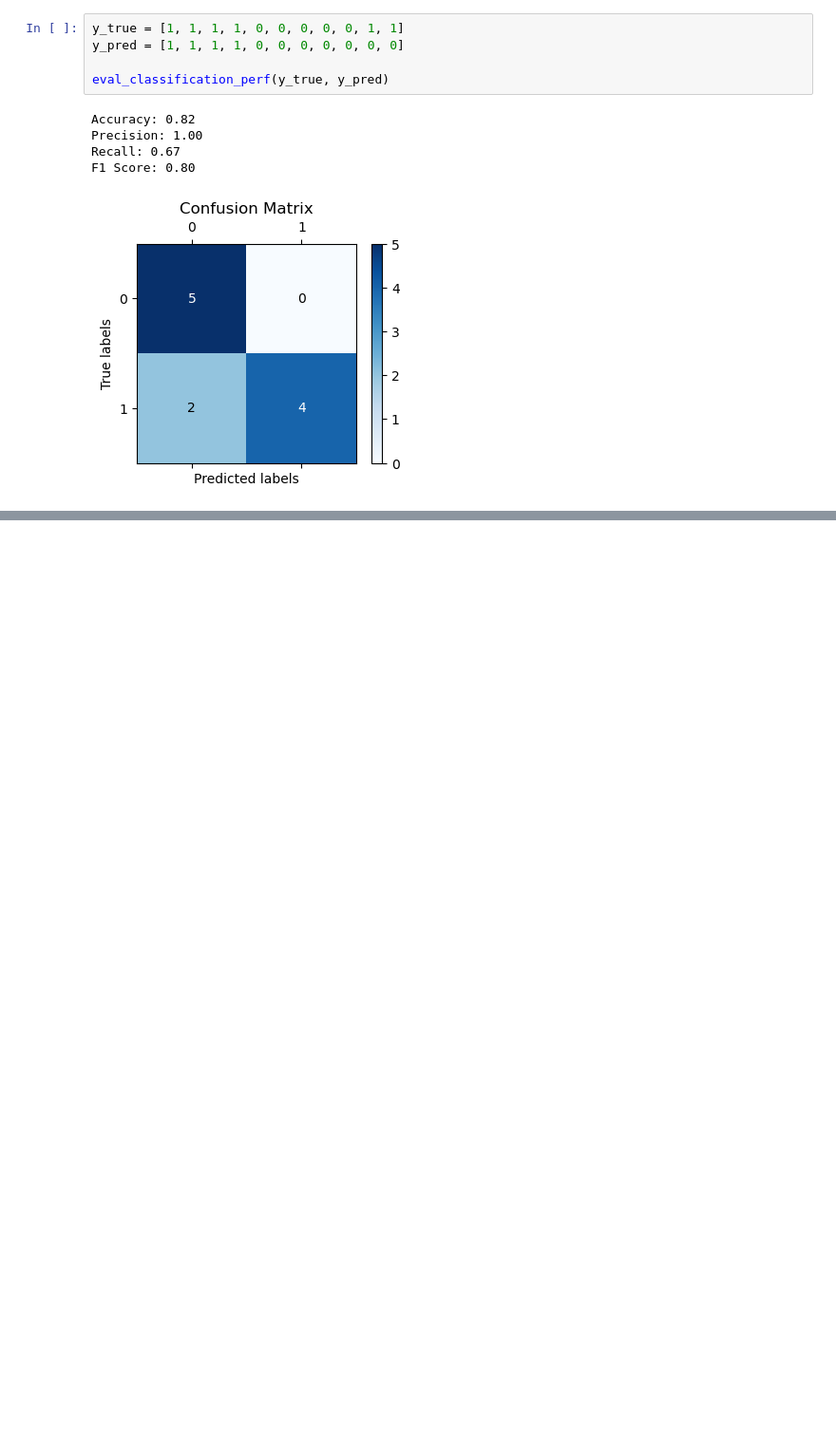
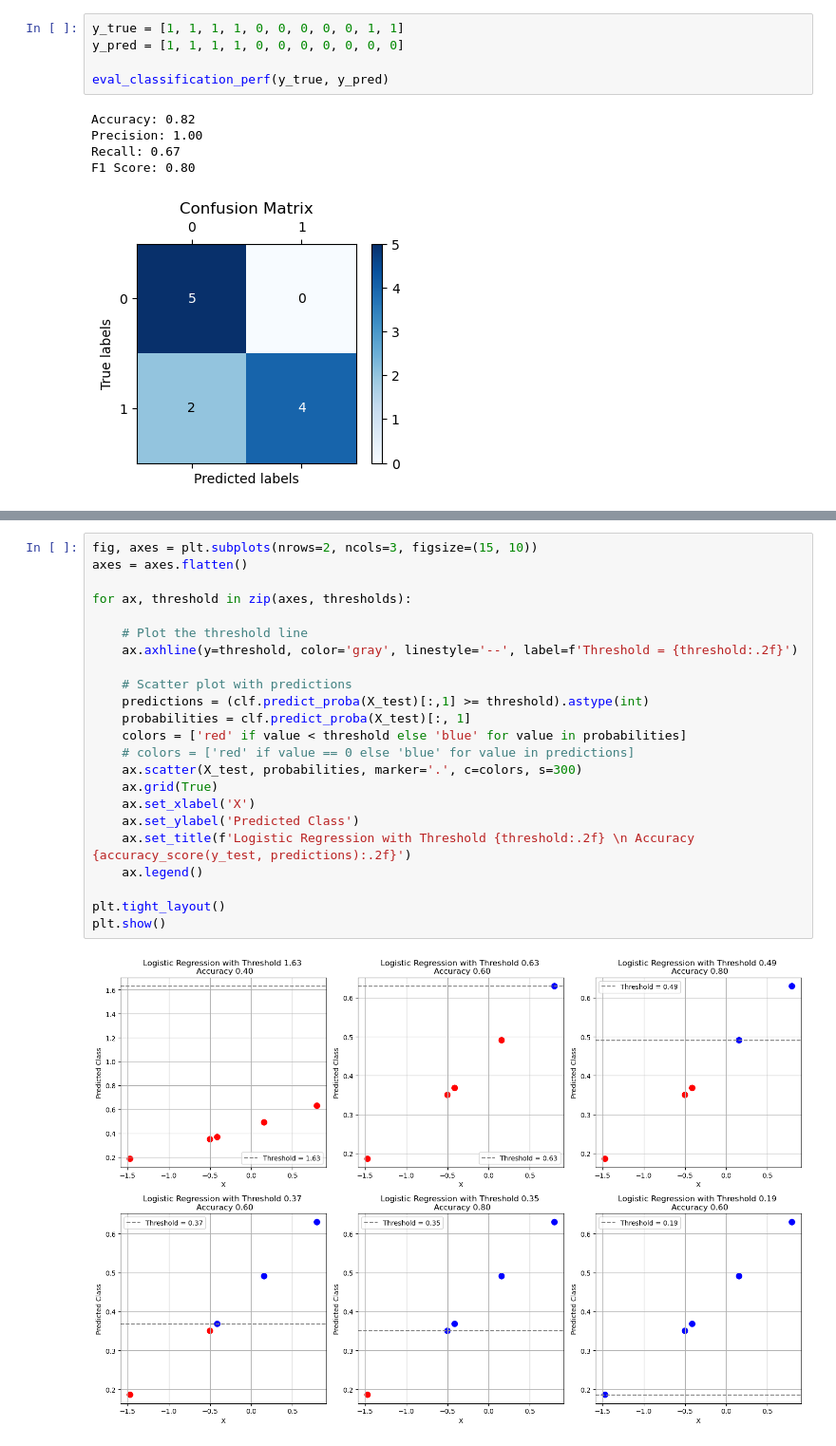
Before and after one commit to Jordanbarker/jordanbarker.github.io, a Jupyter notebook: Jupyter_Notebooks/ErrorMetrics.ipynb, the cells around one changed output, grey strips where cells are left out. Shown at 95% size. Drawn from its saved outputs; the diff is of its cells as text; blank space fills up the shorter version.

```diff
--- a/Jupyter_Notebooks/ErrorMetrics.ipynb
+++ b/Jupyter_Notebooks/ErrorMetrics.ipynb
@@ -204,0 +198,25 @@ plt.show()
+# %%
+fig, axes = plt.subplots(nrows=2, ncols=3, figsize=(15, 10))
+axes = axes.flatten()
+
+for ax, threshold in zip(axes, thresholds):
+
+    # Plot the threshold line
+    ax.axhline(y=threshold, color='gray', linestyle='--', label=f'Threshold = {threshold:.2f}')
+
+    # Scatter plot with predictions
+    predictions = (clf.predict_proba(X_test)[:,1] >= threshold).astype(int)
+    probabilities = clf.predict_proba(X_test)[:, 1]
+    colors = ['red' if value < threshold else 'blue' for value in probabilities]
+    # colors = ['red' if value == 0 else 'blue' for value in predictions]
+    ax.scatter(X_test, probabilities, marker='.', c=colors, s=300)
+    ax.grid(True)
+    ax.set_xlabel('X')
+    ax.set_ylabel('Predicted Class')
+    ax.set_title(f'Logistic Regression with Threshold {threshold:.2f} \n Accuracy {accuracy_score(y_test, predictions):.2f}')
+    ax.legend()
+
+plt.tight_layout()
+plt.show()
+# %% [output]
+[figure, added]
```
Also changed, not shown: parts of 6 cells of this notebook, 4 other files.
